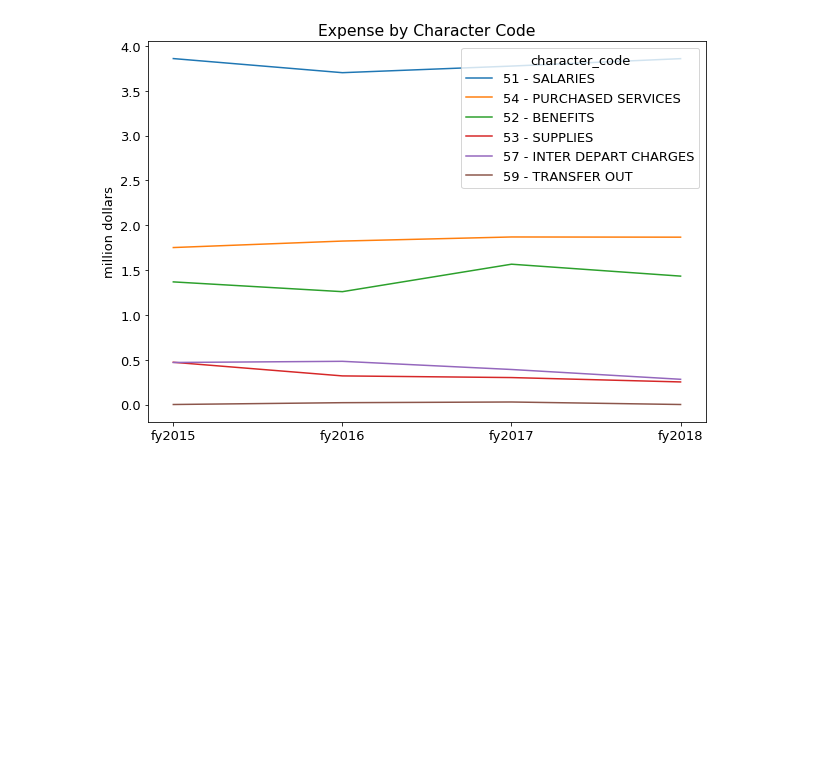
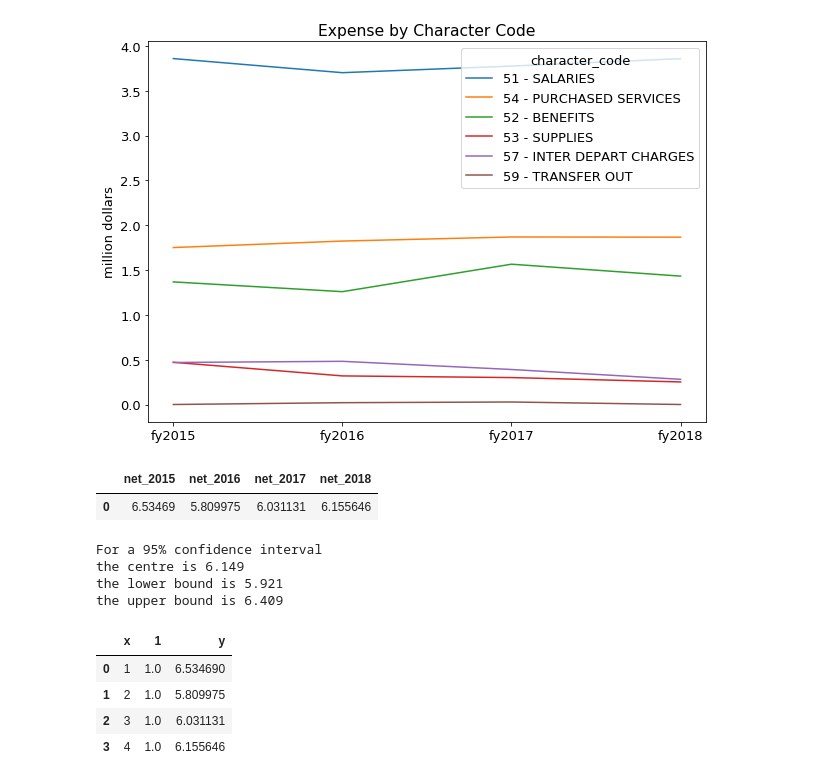
Before and after one commit to Kuku2333/s19-city-t3, a Jupyter notebook: yuankun.ipynb, the cells around one changed output. Saved outputs shown, nothing was run; the diff lists cells and outputs as text; code cells hidden in the pictures; blank space fills up the shorter version.

```diff
--- a/yuankun.ipynb
+++ b/yuankun.ipynb
@@ -331,0 +298,9 @@ None
+# %%
+pd_te_sum = pd.read_sql('SELECT SUM(fy2015) as net_2015, SUM(fy2016) as net_2016, SUM(fy2017) as net_2017, SUM(fy2018) as net_2018 '
+                    'FROM expenditure_table '
+                    'WHERE agency = "45 -  TRAFFIC ENGINEERING" '
+                    'ORDER BY net_2015 DESC ', conn)
+pd_te_sum
+# %% [output]
+|  | net_2015 | net_2016 | net_2017 | net_2018 |
+| 0 | 6.53469 | 5.809975 | 6.031131 | 6.155646 |
@@ -331,0 +320,7 @@ None
+# %%
+print("For a 95% confidence interval \nthe centre is", center.round(3), "\nthe lower bound is", lower_bound.round(3), "\nthe upper bound is", upper_bound.round(3))
+# %% [output]
+For a 95% confidence interval
+the centre is 6.149
+the lower bound is 5.921
+the upper bound is 6.409
@@ -331,0 +329,13 @@ None
+# %%
+df = DataFrame({
+    "x": [1, 2, 3, 4],
+    "1": np.ones(4),
+    "y": pd_te_sum.loc[0].tolist()
+})
+df
+# %% [output]
+|  | x | 1 | y |
+| 0 | 1 | 1.0 | 6.534690 |
+| 1 | 2 | 1.0 | 5.809975 |
+| 2 | 3 | 1.0 | 6.031131 |
+| 3 | 4 | 1.0 | 6.155646 |
```
Also changed, not shown: parts of 16 cells of this notebook.
